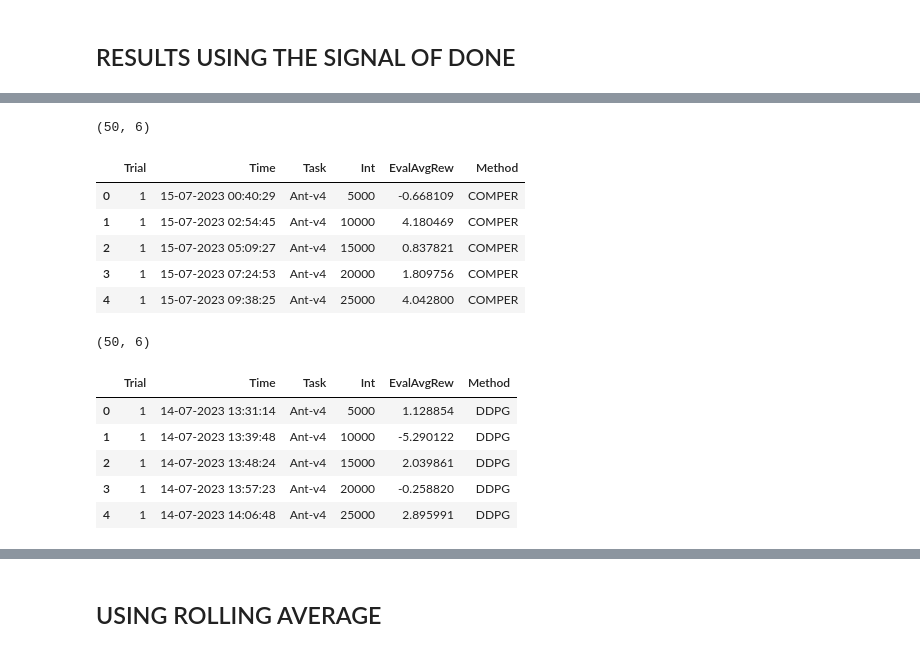
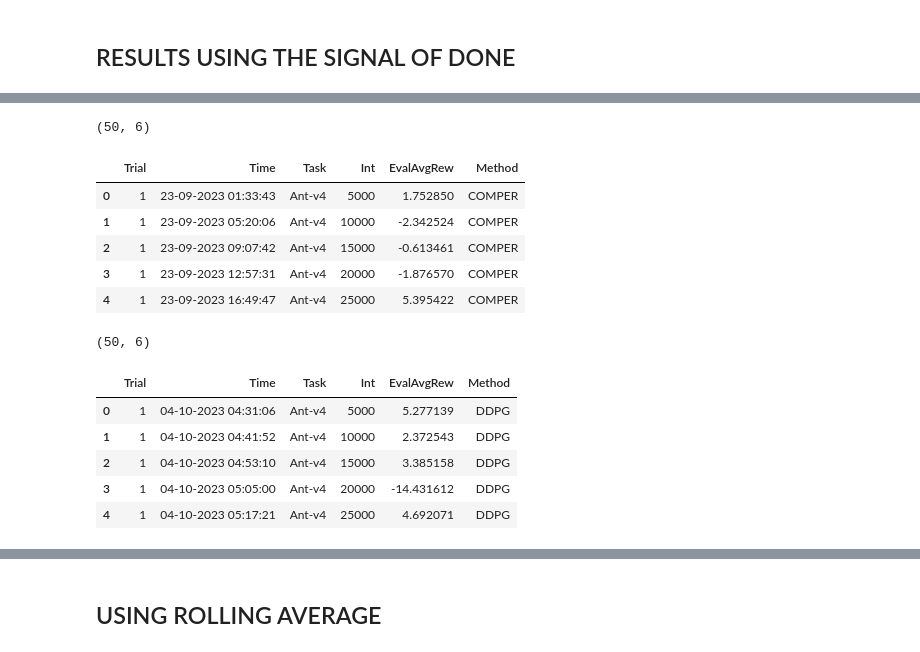
Before and after one commit to DanielEugenioNeves/COMPER-GYM-RESULTS, a Jupyter notebook: Ant-v4-Done.ipynb, the cells around one changed output, grey strips where cells are left out. Saved outputs shown, nothing was run; the diff lists cells and outputs as text; code cells hidden in the pictures.

```diff
--- a/Ant-v4-Done.ipynb
+++ b/Ant-v4-Done.ipynb
@@ -99,20 +99,20 @@ sns.lineplot(data=df, x="TotalItr", y="AvgLast10Ep",hue="Method",ax=axs[1][1])
 # %%
-path ='COMPER_DDPG/data/'+env+'/eval/progress.json'
+path ='COMPER_DDPG/data_using_done/'+env+'/eval/progress.json'
 df_comper_eval = pd.read_json(path,lines=True)
 df_comper_eval["Method"]="COMPER"
 #df_comper_eval=df_comper_eval[df_comper_eval["Trial"]==1]
 print(df_comper_eval.shape)
 df_comper_eval.head()
 # %% [output]
 (50, 6)
 |  | Trial | Time | Task | Int | EvalAvgRew | Method |
-| 0 | 1 | 15-07-2023 00:40:29 | Ant-v4 | 5000 | -0.668109 | COMPER |
-| 1 | 1 | 15-07-2023 02:54:45 | Ant-v4 | 10000 | 4.180469 | COMPER |
-| 2 | 1 | 15-07-2023 05:09:27 | Ant-v4 | 15000 | 0.837821 | COMPER |
-| 3 | 1 | 15-07-2023 07:24:53 | Ant-v4 | 20000 | 1.809756 | COMPER |
-| 4 | 1 | 15-07-2023 09:38:25 | Ant-v4 | 25000 | 4.042800 | COMPER |
+| 0 | 1 | 23-09-2023 01:33:43 | Ant-v4 | 5000 | 1.752850 | COMPER |
+| 1 | 1 | 23-09-2023 05:20:06 | Ant-v4 | 10000 | -2.342524 | COMPER |
+| 2 | 1 | 23-09-2023 09:07:42 | Ant-v4 | 15000 | -0.613461 | COMPER |
+| 3 | 1 | 23-09-2023 12:57:31 | Ant-v4 | 20000 | -1.876570 | COMPER |
+| 4 | 1 | 23-09-2023 16:49:47 | Ant-v4 | 25000 | 5.395422 | COMPER |
 # %%
-path ='DPPG/data/'+env+'/eval/progress.json'
+path ='DPPG/data_using_done/'+env+'/eval/progress.json'
 df_ddpg_eval = pd.read_json(path,lines=True)
 df_ddpg_eval["Method"]="DDPG"
 print(df_ddpg_eval.shape)
@@ -120,11 +120,11 @@ df_ddpg_eval.head()
 # %% [output]
 (50, 6)
 |  | Trial | Time | Task | Int | EvalAvgRew | Method |
-| 0 | 1 | 14-07-2023 13:31:14 | Ant-v4 | 5000 | 1.128854 | DDPG |
-| 1 | 1 | 14-07-2023 13:39:48 | Ant-v4 | 10000 | -5.290122 | DDPG |
-| 2 | 1 | 14-07-2023 13:48:24 | Ant-v4 | 15000 | 2.039861 | DDPG |
-| 3 | 1 | 14-07-2023 13:57:23 | Ant-v4 | 20000 | -0.258820 | DDPG |
-| 4 | 1 | 14-07-2023 14:06:48 | Ant-v4 | 25000 | 2.895991 | DDPG |
+| 0 | 1 | 04-10-2023 04:31:06 | Ant-v4 | 5000 | 5.277139 | DDPG |
+| 1 | 1 | 04-10-2023 04:41:52 | Ant-v4 | 10000 | 2.372543 | DDPG |
+| 2 | 1 | 04-10-2023 04:53:10 | Ant-v4 | 15000 | 3.385158 | DDPG |
+| 3 | 1 | 04-10-2023 05:05:00 | Ant-v4 | 20000 | -14.431612 | DDPG |
+| 4 | 1 | 04-10-2023 05:17:21 | Ant-v4 | 25000 | 4.692071 | DDPG |
 # %%
 df_eval=pd.concat([df_comper_eval,df_ddpg_eval])
 # %%
```
Also changed, not shown: parts of 21 cells of this notebook, 18 other files.
